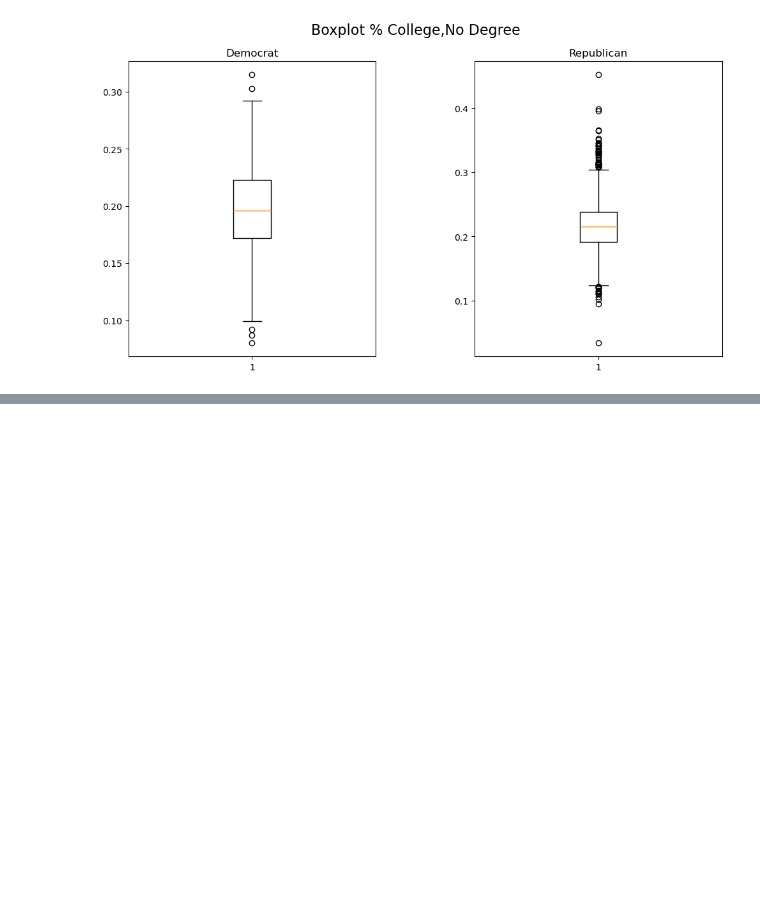
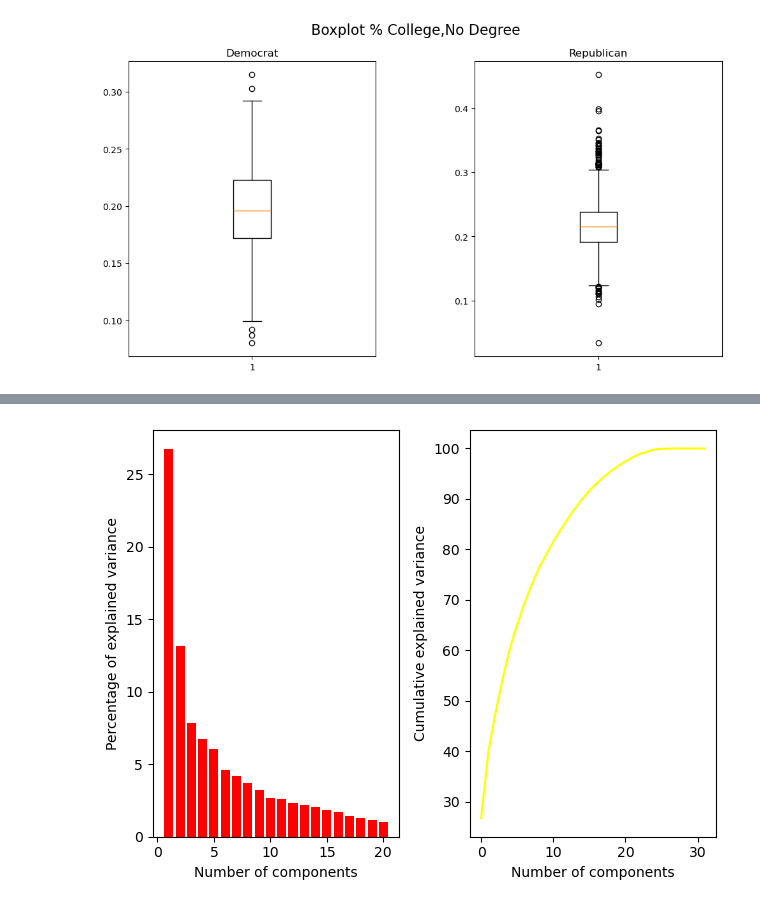
Before and after one commit to hofmann-j/AD_Project, a Jupyter notebook: Py_ADproj.ipynb, the cells around one changed output, grey strips where cells are left out. Cells and saved outputs as stored; diff of their text form; code cells hidden in the pictures; blank space fills up the shorter version.

```diff
--- a/Py_ADproj.ipynb
+++ b/Py_ADproj.ipynb
@@ -184,9 +200,6 @@ plt.show()
 # %%
 US_dataACP = US_data.drop(['County', 'State','Parti'], axis=1)
 
-US_dataACP['Median income'] = US_dataACP['Median income'].str.replace(',', '.').astype(float)
-US_dataACP['Mean income'] = US_dataACP['Mean income'].str.replace(',', '.').astype(float)
-
-
+pd.set_option('display.max_columns', None)
 US_dataACP.head()
 # %% [output]
@@ -202,0 +221,18 @@ ValueError: could not convert string to float: '68,315'
+# %%
+explained_var_ratio = 100*pca.explained_variance_ratio_
+
+plt.subplot(1,2,1)
+n_bars = 20
+plt.bar(np.arange(1,n_bars+1), explained_var_ratio[:n_bars], color='red')
+plt.xlabel("Number of components")
+plt.ylabel("Percentage of explained variance")
+
+plt.subplot(1,2,2)
+plt.plot(np.cumsum(explained_var_ratio),color='yellow')
+plt.xlabel("Number of components")
+plt.ylabel("Cumulative explained variance");
+
+plt.tight_layout()
+plt.show()
+# %% [output]
+[figure, added]
```
Also changed, not shown: parts of 14 cells of this notebook.
